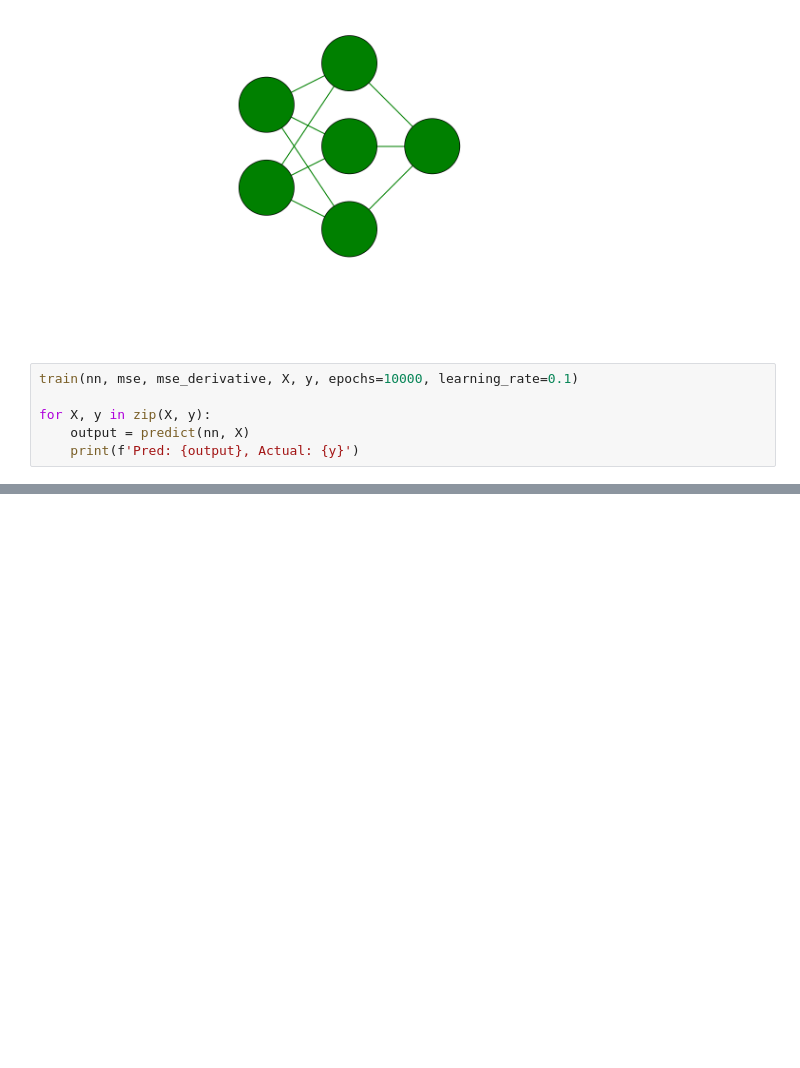
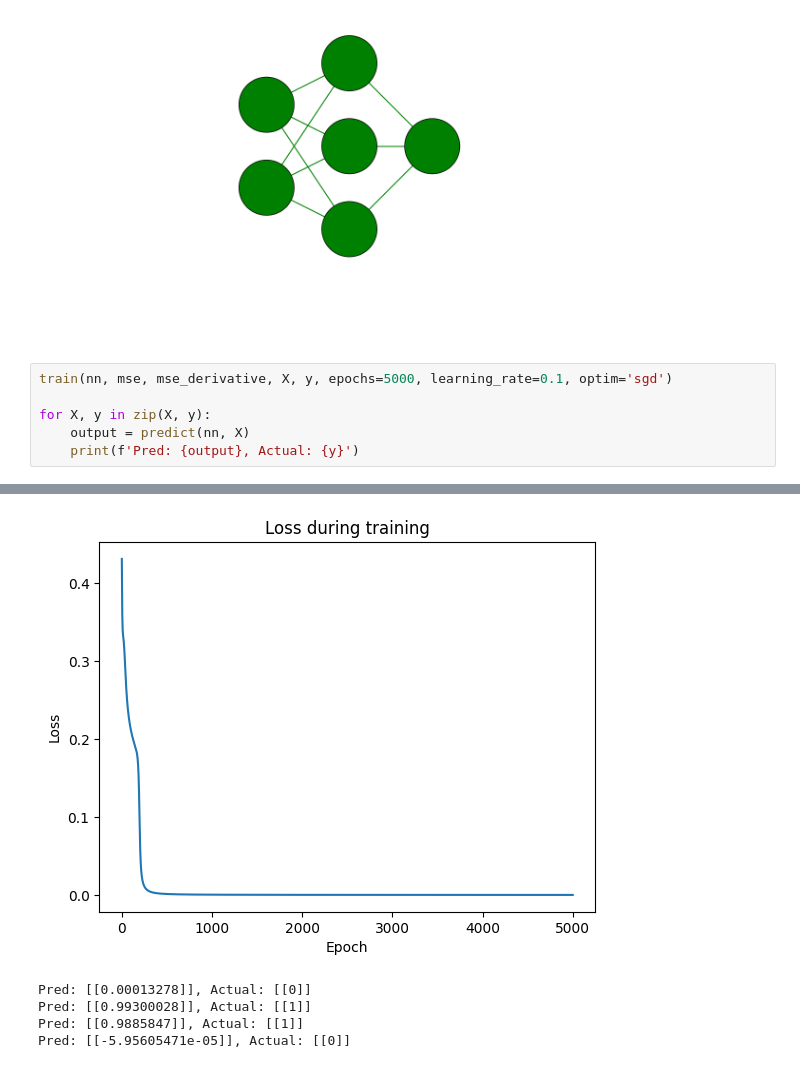
Before and after one commit to JoseLuisPerdomo/Neural-Network-OH, a Jupyter notebook: main/NN class.ipynb, the cells around one changed output, grey strips where cells are left out. Saved outputs shown, nothing was run; the diff lists cells and outputs as text; blank space fills up the shorter version.

Commit message:
Optim implemented

```diff
--- a/main/NN class.ipynb
+++ b/main/NN class.ipynb
@@ -42,7 +35,7 @@ draw_nn(nn)
 # %% [output]
 [figure]
 # %%
-train(nn, mse, mse_derivative, X, y, epochs=10000, learning_rate=0.1)
+train(nn, mse, mse_derivative, X, y, epochs=5000, learning_rate=0.1, optim='sgd')
 
 for X, y in zip(X, y):
     output = predict(nn, X)
@@ -67,0 +61,5 @@ Pred: [[-3.32993753e-05]], Actual: [[0]]
+[figure, added]
+Pred: [[0.00013278]], Actual: [[0]]
+Pred: [[0.99300028]], Actual: [[1]]
+Pred: [[0.9885847]], Actual: [[1]]
+Pred: [[-5.95605471e-05]], Actual: [[0]]
```
Also changed, not shown: parts of 4 cells of this notebook, 6 other files.
